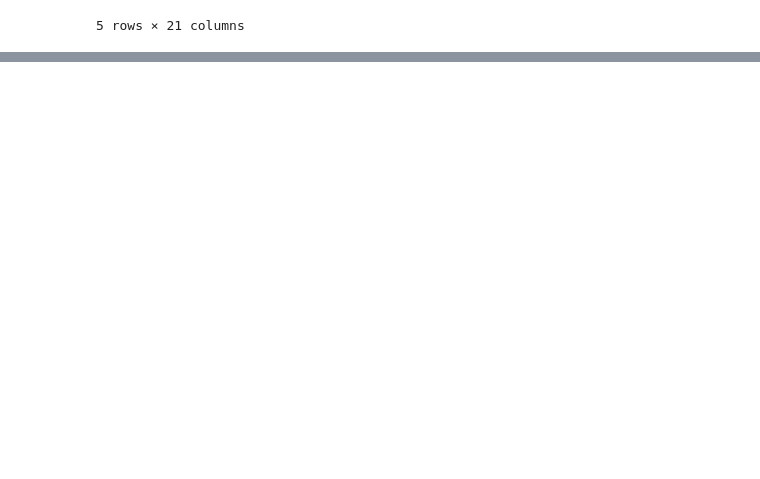
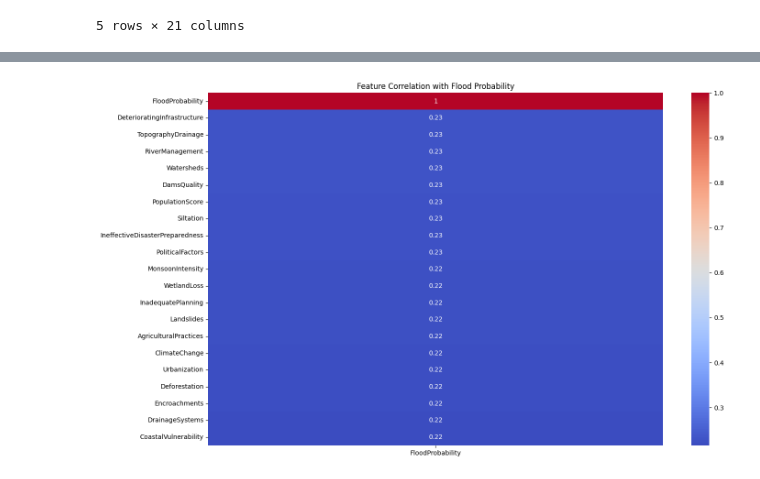
Before and after one commit to ushasri19/floodPrediction-and-Warning, a Jupyter notebook: flood_analysis.ipynb, the cells around one changed output, grey strips where cells are left out. Drawn from its saved outputs; the diff is of its cells as text; code cells hidden in the pictures; blank space fills up the shorter version.

```diff
--- a/flood_analysis.ipynb
+++ b/flood_analysis.ipynb
@@ -77,0 +194,13 @@ dtype: int64
+# %%
+
+#correlation Analysis
+import matplotlib.pyplot as plt
+import seaborn as sns
+
+plt.figure(figsize=(16, 10))
+corr_matrix = data.corr()
+sns.heatmap(corr_matrix[['FloodProbability']].sort_values(by='FloodProbability', ascending=False), annot=True, cmap='coolwarm')
+plt.title('Feature Correlation with Flood Probability')
+plt.show()
+# %% [output]
+[figure, added]
```
Also changed, not shown: parts of 10 cells of this notebook.
